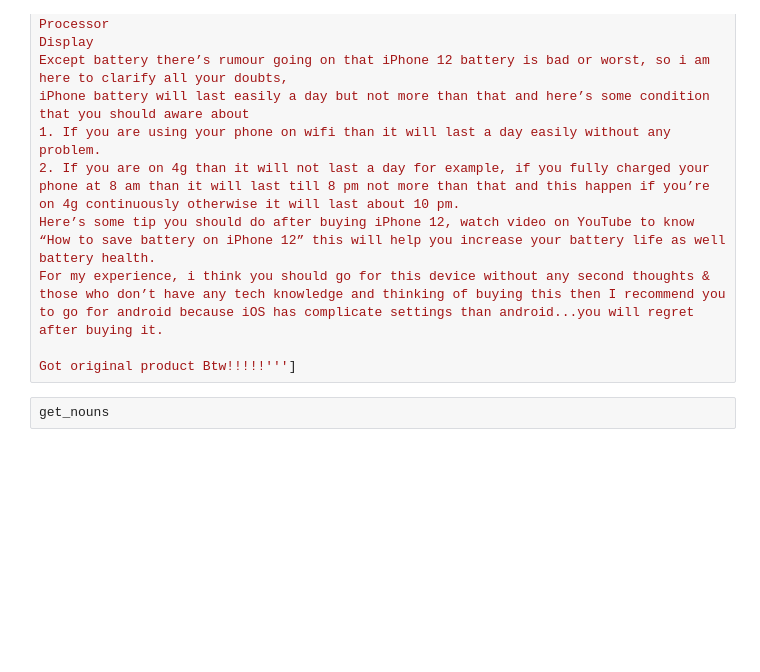
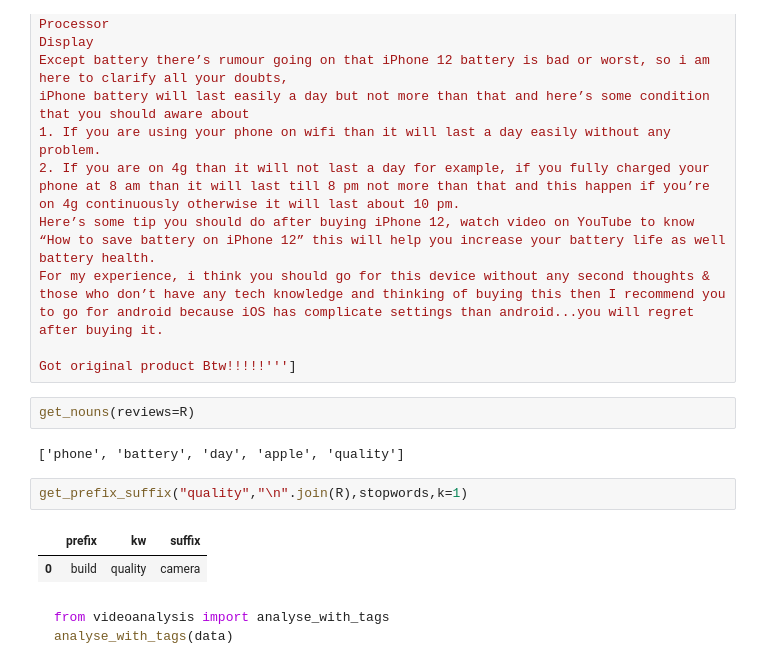
Before and after one commit to Gunnvant/idma_ft, a Jupyter notebook: NLP/class_codes/19_01_22.ipynb, the cells around one changed output. Drawn from its saved outputs; the diff is of its cells as text; blank space fills up the shorter version.

````diff
--- a/NLP/class_codes/19_01_22.ipynb
+++ b/NLP/class_codes/19_01_22.ipynb
@@ -312,4 +312,16 @@ For my experience, i think you should go for this device without any second thou
 
 Got original product Btw!!!!!''']
 # %%
-get_nouns
+get_nouns(reviews=R)
+# %% [output]
+['phone', 'battery', 'day', 'apple', 'quality']
+# %%
+get_prefix_suffix("quality","\n".join(R),stopwords,k=1)
+# %% [output]
+|  | prefix | kw | suffix |
+| 0 | build | quality | camera |
+# %% [markdown]
+```python
+from videoanalysis import analyse_with_tags
+analyse_with_tags(data)
+```
````
Also changed, not shown: parts of 17 cells of this notebook.
